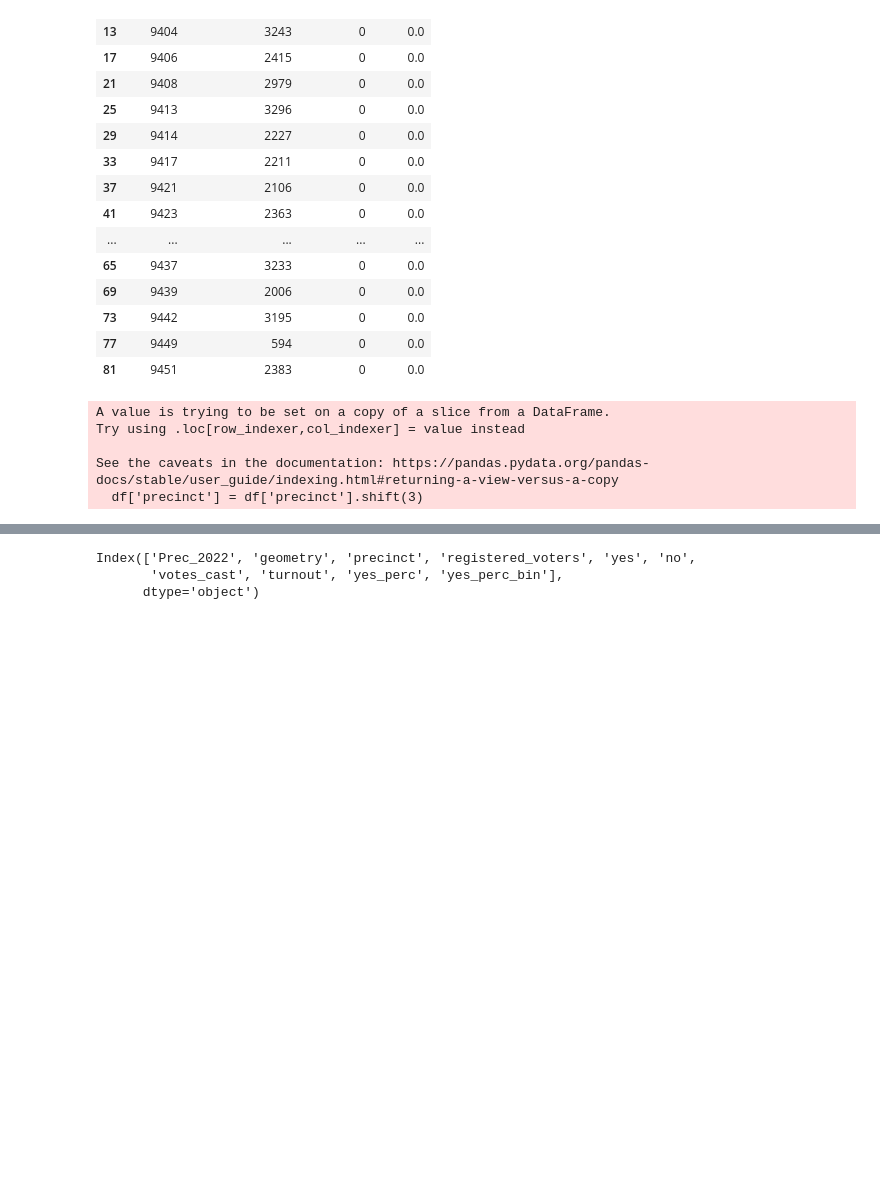
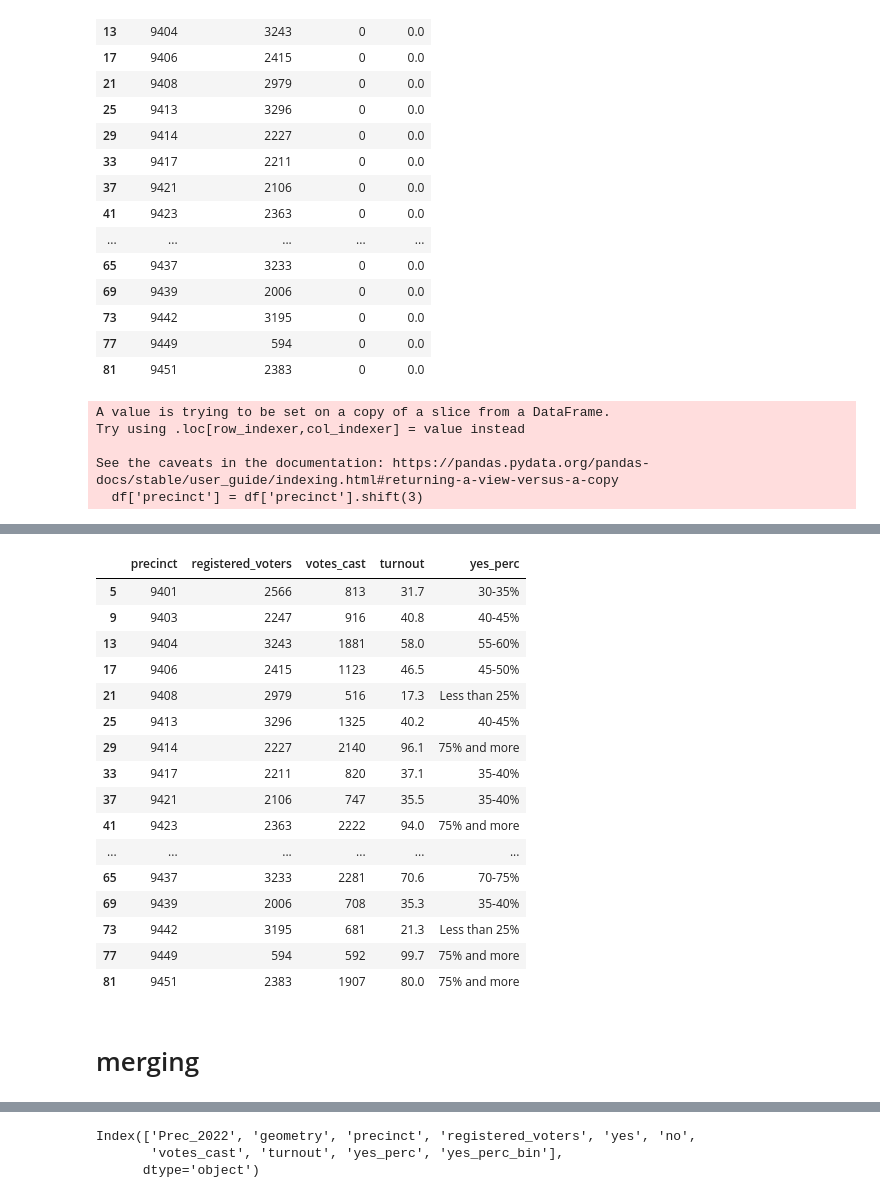
Before and after one commit to MissionLocal/2025-special-election-results, a Jupyter notebook: read_results.ipynb, the cells around one changed output, grey strips where cells are left out. Cells and saved outputs as stored; diff of their text form; code cells hidden in the pictures; blank space fills up the shorter version.

```diff
--- a/read_results.ipynb
+++ b/read_results.ipynb
@@ -138,6 +200,28 @@ dfA['yes_perc'] = (dfA['yes'] / dfA['votes_cast']) * 100
 dfA['yes_perc_bin'] = pd.cut(dfA['yes_perc'], bins=bins, labels=labels, include_lowest=True)
 dfA['yes_perc'] = dfA['yes_perc'].fillna('no data')
 dfA['yes_perc_bin'] = dfA['yes_perc_bin'].astype(str)
+# %%
+dfTurnout
+# %% [output]
+|  | precinct | registered_voters | votes_cast | turnout | yes_perc |
+| 5 | 9401 | 2566 | 813 | 31.7 | 30-35% |
+| 9 | 9403 | 2247 | 916 | 40.8 | 40-45% |
+| 13 | 9404 | 3243 | 1881 | 58.0 | 55-60% |
+| 17 | 9406 | 2415 | 1123 | 46.5 | 45-50% |
+| 21 | 9408 | 2979 | 516 | 17.3 | Less than 25% |
+| 25 | 9413 | 3296 | 1325 | 40.2 | 40-45% |
+| 29 | 9414 | 2227 | 2140 | 96.1 | 75% and more |
+| 33 | 9417 | 2211 | 820 | 37.1 | 35-40% |
+| 37 | 9421 | 2106 | 747 | 35.5 | 35-40% |
+| 41 | 9423 | 2363 | 2222 | 94.0 | 75% and more |
+| ... | ... | ... | ... | ... | ... |
+| 65 | 9437 | 3233 | 2281 | 70.6 | 70-75% |
+| 69 | 9439 | 2006 | 708 | 35.3 | 35-40% |
+| 73 | 9442 | 3195 | 681 | 21.3 | Less than 25% |
+| 77 | 9449 | 594 | 592 | 99.7 | 75% and more |
+| 81 | 9451 | 2383 | 1907 | 80.0 | 75% and more |
+# %% [markdown]
+# merging
 # %%
 gdf = gdf[['Prec_2022','geometry']]
 gdf.Prec_2022 = gdf.Prec_2022.astype(str)
```
Also changed, not shown: parts of 11 cells of this notebook, 1 other file.
